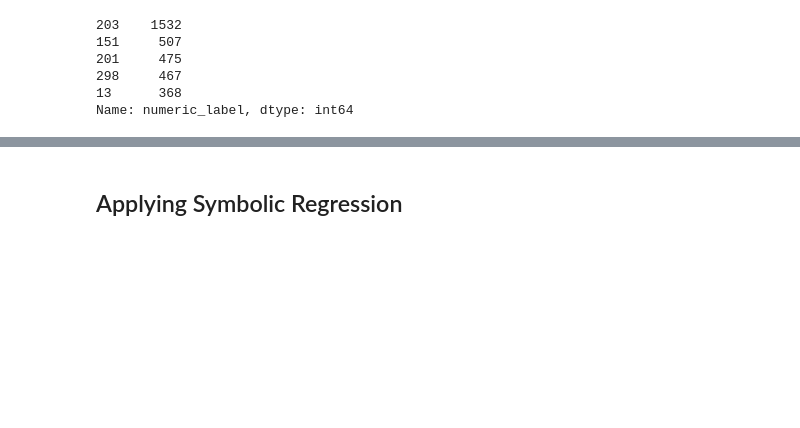
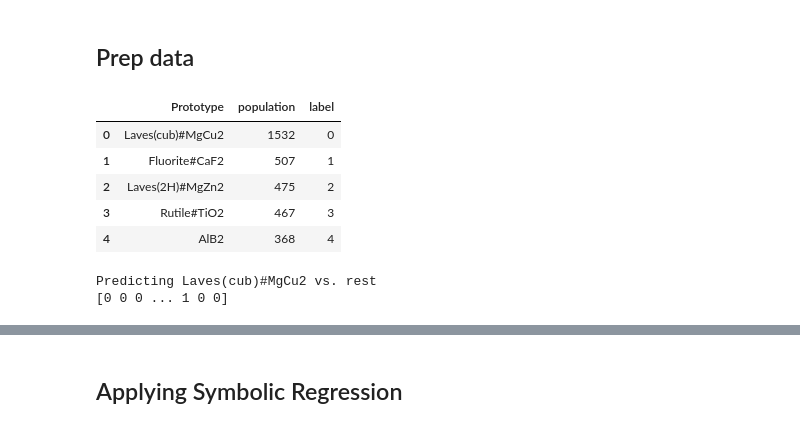
Before and after one commit to AlbertVong/Mat-Hack-2023, a Jupyter notebook: 5_SR_prototyping/sr_prototype.ipynb, the cells around one changed output, grey strips where cells are left out. Drawn from its saved outputs; the diff is of its cells as text; code cells hidden in the pictures; blank space fills up the shorter version.

```diff
--- a/5_SR_prototyping/sr_prototype.ipynb
+++ b/5_SR_prototyping/sr_prototype.ipynb
@@ -14,10 +1 @@ from sklearn.model_selection import StratifiedKFold
-# %%
-#Function to change multiclass classification to 1 vs all
-def multiclass_to_binary(labels, most_common_id):
-    to_binary = lambda val: 1 if val == most_common_id else 0
-    to_binary_vec = np.vectorize(to_binary)
-
-    labels_1vsall = to_binary_vec(labels)
-
-    return labels_1vsall
 # %%
@@ -114,14 +54,0 @@ feature_names = list(prototype_df[feature_reduction_feature_names].columns)
-# %%
-#Find class frequencies
-label_counts = label_df['numeric_label'].value_counts()
-#See pandas categorical mapping
-label_dict = dict(enumerate(label_df['Prototype'].cat.categories))
-
-label_counts[:5]
-# %% [output]
-203    1532
-151     507
-201     475
-298     467
-13      368
-Name: numeric_label, dtype: int64
@@ -144,0 +55,45 @@ labels_1vsall = multiclass_to_binary(labels, most_common_id=id_ofinterest)
+# %% [markdown]
+## Prep data
+# %%
+### CONSTANTS ###########################################################
+label_path = '../3_generate_features/final_label_array.csv'
+feat_path = '../3_generate_features/dimensionless_cropped_final_feature_array.csv'
+feat_reduction_path = 'features/16_iteration_feature_3_features.csv'
+pos_label = 0
+#########################################################################
+
+### Prepare labels
+label_df = pd.read_csv(label_path).drop(columns='Unnamed: 0',errors='ignore')
+# Find unique labels and counts
+class_df = pd.DataFrame(label_df.value_counts()).reset_index()
+class_df = class_df.rename(columns={0:'population'})
+class_df['label'] = class_df.index
+display(class_df.head())
+# Convert to numerical labels
+proto2label = {proto:label for proto,label in class_df[['Prototype','label']].to_numpy()}
+label2proto = {label:proto for proto,label in class_df[['Prototype','label']].to_numpy()}
+label_df['label'] = [proto2label[proto] for proto in label_df.Prototype]
+label_df.head()
+### Define 1vsall version
+pos_proto = label2proto[pos_label]
+print(f'Predicting {pos_proto} vs. rest')
+labels_1vsall = multiclass_to_binary(label_df.label, select_id=pos_label)
+print(labels_1vsall)
+
+### Prepare features
+feat_df = pd.read_csv(feat_path).drop(columns='Unnamed: 0',errors='ignore')
+# display(feat_df.head())
+# Reduce features
+feature_reduction_df = pd.read_csv(feat_reduction_path)
+feature_reduction_feature_names = feature_reduction_df['Name'].to_numpy()
+features = feat_df[feature_reduction_feature_names].to_numpy()
+feature_names = list(feat_df[feature_reduction_feature_names].columns)
+# %% [output]
+|  | Prototype | population | label |
+| 0 | Laves(cub)#MgCu2 | 1532 | 0 |
+| 1 | Fluorite#CaF2 | 507 | 1 |
+| 2 | Laves(2H)#MgZn2 | 475 | 2 |
+| 3 | Rutile#TiO2 | 467 | 3 |
+| 4 | AlB2 | 368 | 4 |
+Predicting Laves(cub)#MgCu2 vs. rest
+[0 0 0 ... 1 0 0]
```
Also changed, not shown: parts of 45 cells of this notebook.
